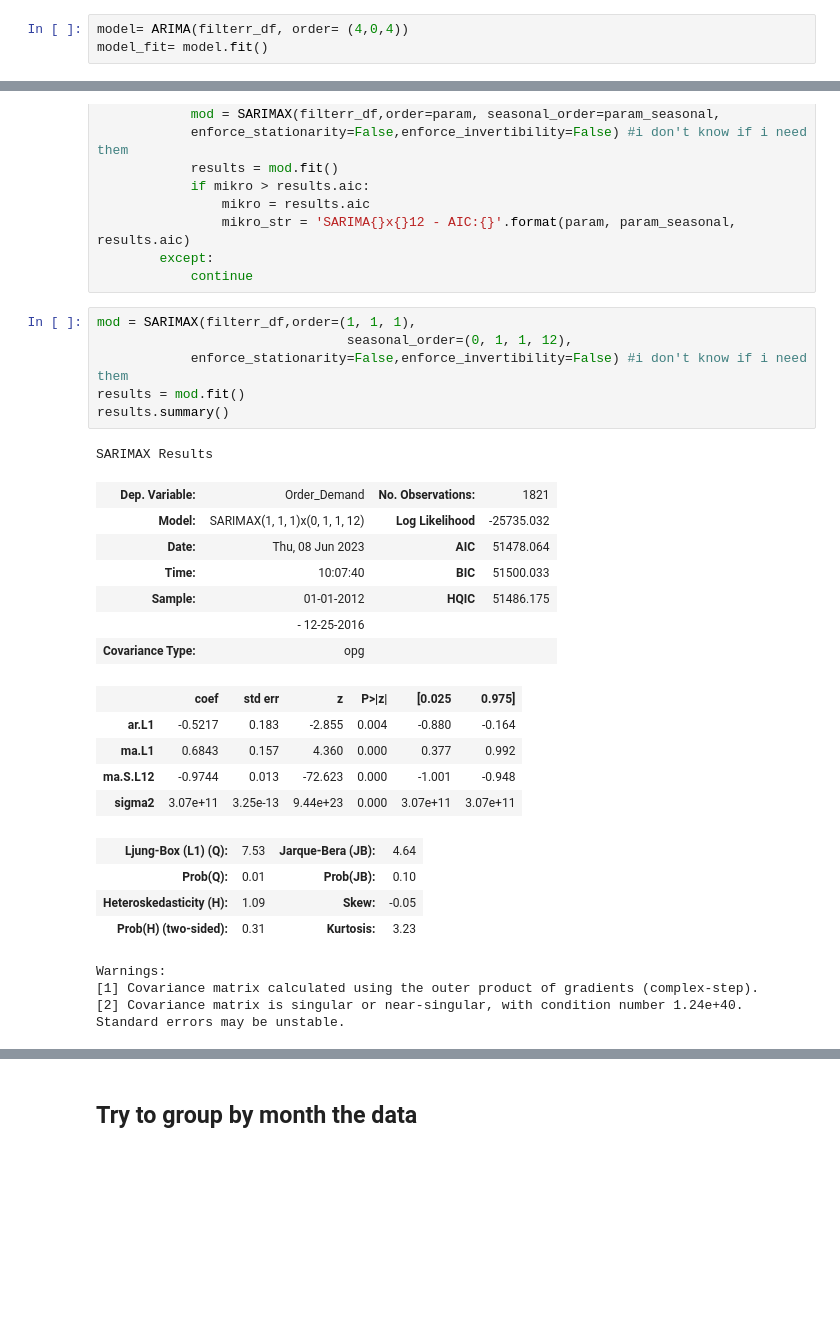
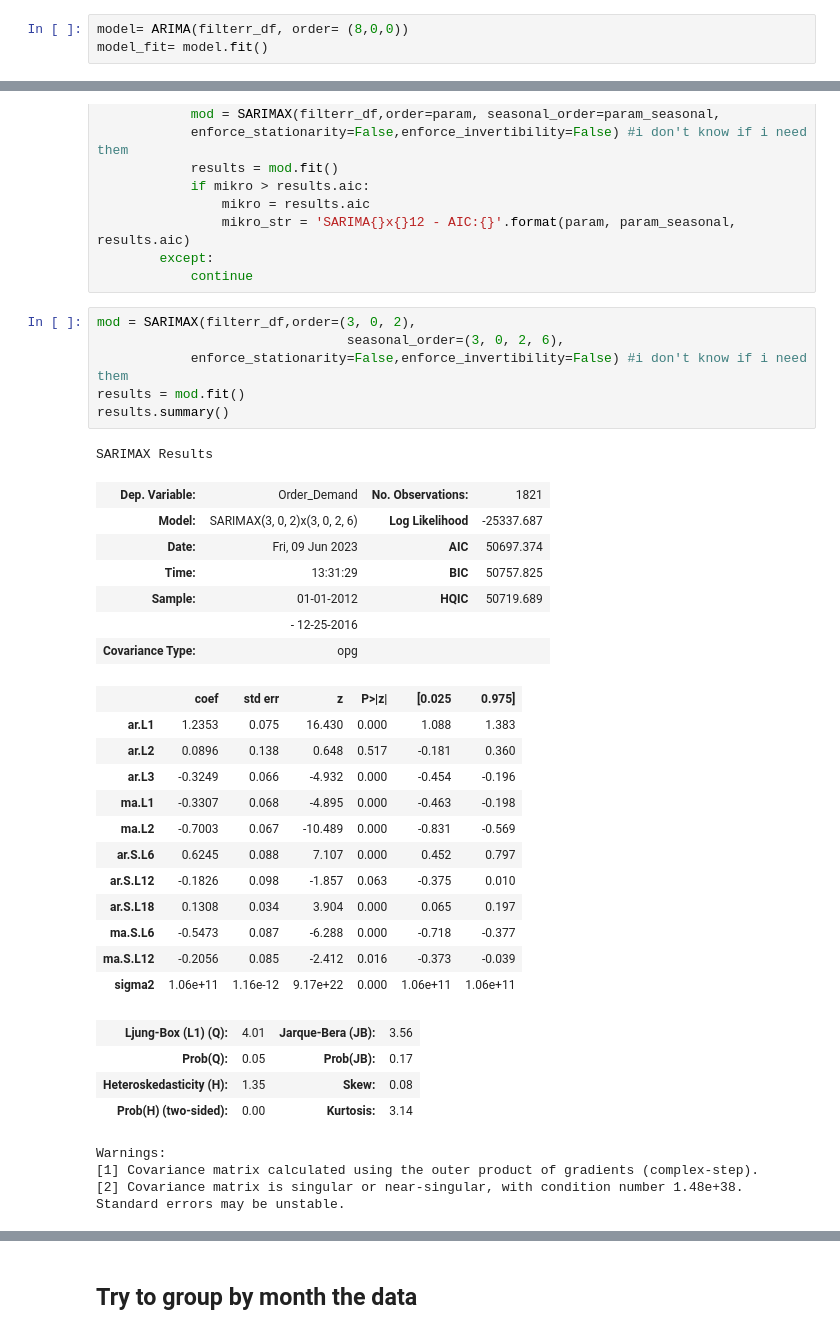
Before and after one commit to jannisz/times_series_1, a Jupyter notebook: note1.ipynb, the cells around one changed output, grey strips where cells are left out. Saved outputs shown, nothing was run; the diff lists cells and outputs as text; blank space fills up the shorter version.

```diff
--- a/note1.ipynb
+++ b/note1.ipynb
@@ -256,7 +274,7 @@ for param in pdq:
     except:
         continue
 # %%
-model= ARIMA(filterr_df, order= (4,0,4))
+model= ARIMA(filterr_df, order= (8,0,0))
 model_fit= model.fit()
 # %%
 model_fit.summary()
@@ -285,32 +343,39 @@ for param in pdq:
         except:
             continue
 # %%
-mod = SARIMAX(filterr_df,order=(1, 1, 1),
-                                seasonal_order=(0, 1, 1, 12),
+mod = SARIMAX(filterr_df,order=(3, 0, 2),
+                                seasonal_order=(3, 0, 2, 6),
             enforce_stationarity=False,enforce_invertibility=False) #i don't know if i need them
 results = mod.fit()
 results.summary()
 # %% [output]
 SARIMAX Results
 | Dep. Variable: | Order_Demand | No. Observations: | 1821 |
-| Model: | SARIMAX(1, 1, 1)x(0, 1, 1, 12) | Log Likelihood | -25735.032 |
-| Date: | Thu, 08 Jun 2023 | AIC | 51478.064 |
-| Time: | 10:07:40 | BIC | 51500.033 |
-| Sample: | 01-01-2012 | HQIC | 51486.175 |
+| Model: | SARIMAX(3, 0, 2)x(3, 0, 2, 6) | Log Likelihood | -25337.687 |
+| Date: | Fri, 09 Jun 2023 | AIC | 50697.374 |
+| Time: | 13:31:29 | BIC | 50757.825 |
+| Sample: | 01-01-2012 | HQIC | 50719.689 |
 |  | - 12-25-2016 |  |  |
 | Covariance Type: | opg |  |  |
 |  | coef | std err | z | P>|z| | [0.025 | 0.975] |
-| ar.L1 | -0.5217 | 0.183 | -2.855 | 0.004 | -0.880 | -0.164 |
-| ma.L1 | 0.6843 | 0.157 | 4.360 | 0.000 | 0.377 | 0.992 |
-| ma.S.L12 | -0.9744 | 0.013 | -72.623 | 0.000 | -1.001 | -0.948 |
-| sigma2 | 3.07e+11 | 3.25e-13 | 9.44e+23 | 0.000 | 3.07e+11 | 3.07e+11 |
+| ar.L1 | 1.2353 | 0.075 | 16.430 | 0.000 | 1.088 | 1.383 |
+| ar.L2 | 0.0896 | 0.138 | 0.648 | 0.517 | -0.181 | 0.360 |
+| ar.L3 | -0.3249 | 0.066 | -4.932 | 0.000 | -0.454 | -0.196 |
+| ma.L1 | -0.3307 | 0.068 | -4.895 | 0.000 | -0.463 | -0.198 |
+| ma.L2 | -0.7003 | 0.067 | -10.489 | 0.000 | -0.831 | -0.569 |
+| ar.S.L6 | 0.6245 | 0.088 | 7.107 | 0.000 | 0.452 | 0.797 |
+| ar.S.L12 | -0.1826 | 0.098 | -1.857 | 0.063 | -0.375 | 0.010 |
+| ar.S.L18 | 0.1308 | 0.034 | 3.904 | 0.000 | 0.065 | 0.197 |
+| ma.S.L6 | -0.5473 | 0.087 | -6.288 | 0.000 | -0.718 | -0.377 |
+| ma.S.L12 | -0.2056 | 0.085 | -2.412 | 0.016 | -0.373 | -0.039 |
+| sigma2 | 1.06e+11 | 1.16e-12 | 9.17e+22 | 0.000 | 1.06e+11 | 1.06e+11 |
-| Ljung-Box (L1) (Q): | 7.53 | Jarque-Bera (JB): | 4.64 |
-| Prob(Q): | 0.01 | Prob(JB): | 0.10 |
-| Heteroskedasticity (H): | 1.09 | Skew: | -0.05 |
-| Prob(H) (two-sided): | 0.31 | Kurtosis: | 3.23 |
+| Ljung-Box (L1) (Q): | 4.01 | Jarque-Bera (JB): | 3.56 |
+| Prob(Q): | 0.05 | Prob(JB): | 0.17 |
+| Heteroskedasticity (H): | 1.35 | Skew: | 0.08 |
+| Prob(H) (two-sided): | 0.00 | Kurtosis: | 3.14 |
 Warnings:
 [1] Covariance matrix calculated using the outer product of gradients (complex-step).
-[2] Covariance matrix is singular or near-singular, with condition number 1.24e+40. Standard errors may be unstable.
+[2] Covariance matrix is singular or near-singular, with condition number 1.48e+38. Standard errors may be unstable.
 # %%
 filterr_df['forecast']= results.predict(start=1790, end= 1821, dynamic=True)
 filterr_df[['Order_Demand', 'forecast']].plot(figsize=(12,8))
```
Also changed, not shown: parts of 26 cells of this notebook.
